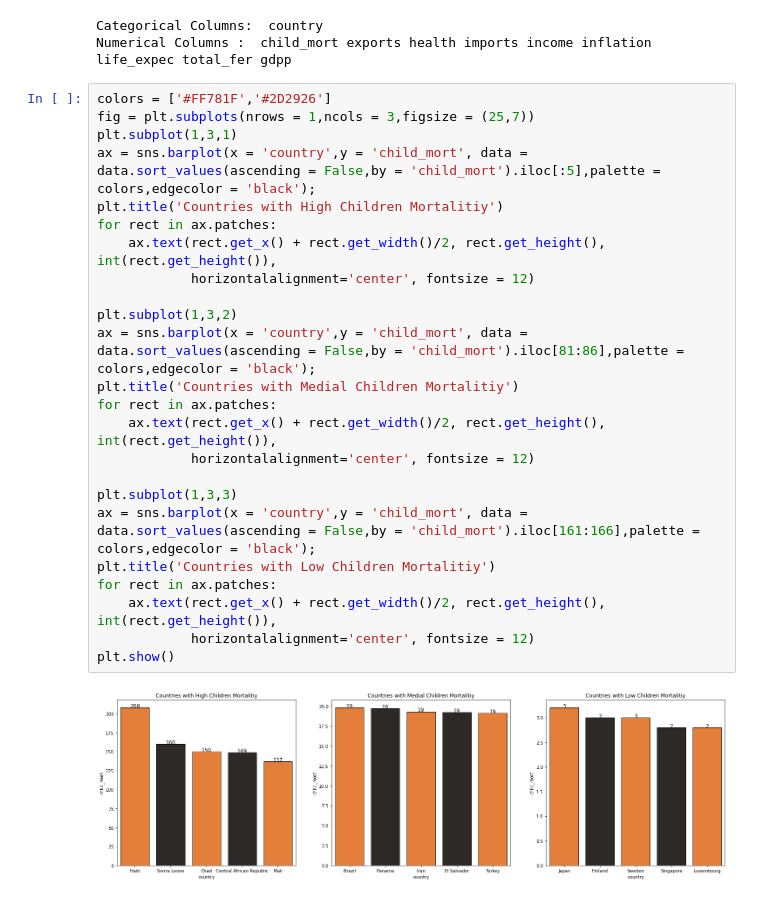
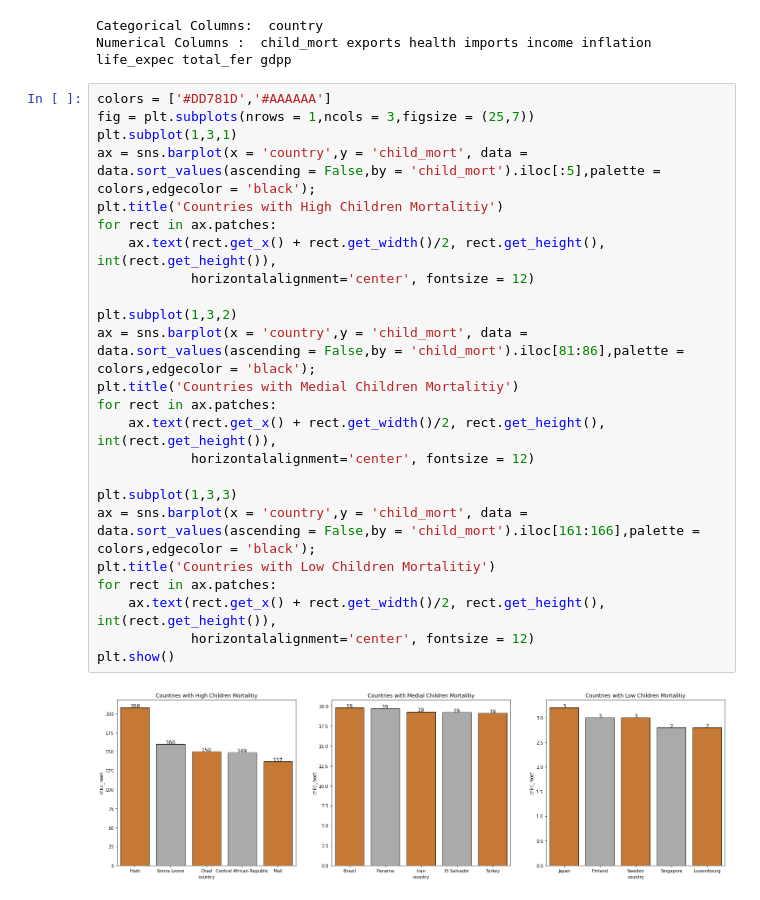
Before and after one commit to fpaul787/tackleml, a Jupyter notebook: unsupervised_learning/k_means.ipynb, the cells around one changed output. Cells and saved outputs as stored; diff of their text form.

```diff
--- a/unsupervised_learning/k_means.ipynb
+++ b/unsupervised_learning/k_means.ipynb
@@ -142,28 +142,28 @@ print("Numerical Columns : ", *numerical_columns)
 Categorical Columns:  country
 Numerical Columns :  child_mort exports health imports income inflation life_expec total_fer gdpp
 # %%
-colors = ['#FF781F','#2D2926']
+colors = ['#DD781D','#AAAAAA']
 fig = plt.subplots(nrows = 1,ncols = 3,figsize = (25,7))
 plt.subplot(1,3,1)
 ax = sns.barplot(x = 'country',y = 'child_mort', data = data.sort_values(ascending = False,by = 'child_mort').iloc[:5],palette = colors,edgecolor = 'black');
 plt.title('Countries with High Children Mortalitiy')
 for rect in ax.patches:
     ax.text(rect.get_x() + rect.get_width()/2, rect.get_height(), int(rect.get_height()),
             horizontalalignment='center', fontsize = 12)
 
 plt.subplot(1,3,2)
 ax = sns.barplot(x = 'country',y = 'child_mort', data = data.sort_values(ascending = False,by = 'child_mort').iloc[81:86],palette = colors,edgecolor = 'black');
 plt.title('Countries with Medial Children Mortalitiy')
 for rect in ax.patches:
     ax.text(rect.get_x() + rect.get_width()/2, rect.get_height(), int(rect.get_height()),
             horizontalalignment='center', fontsize = 12)
 
 plt.subplot(1,3,3)
 ax = sns.barplot(x = 'country',y = 'child_mort', data = data.sort_values(ascending = False,by = 'child_mort').iloc[161:166],palette = colors,edgecolor = 'black');
 plt.title('Countries with Low Children Mortalitiy')
 for rect in ax.patches:
     ax.text(rect.get_x() + rect.get_width()/2, rect.get_height(), int(rect.get_height()),
             horizontalalignment='center', fontsize = 12)
 plt.show()
 # %% [output]
-[figure, old version]
+[figure, new version]
```
Also changed, not shown: parts of 6 cells of this notebook.
